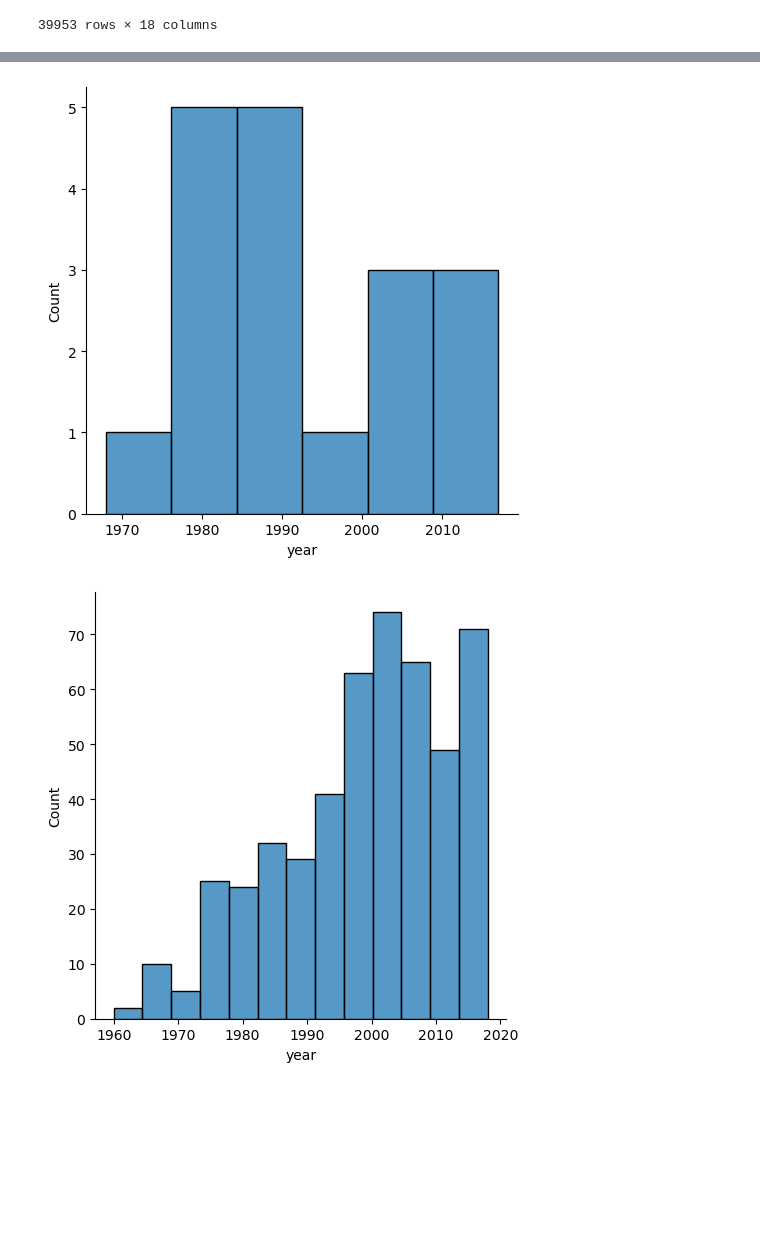
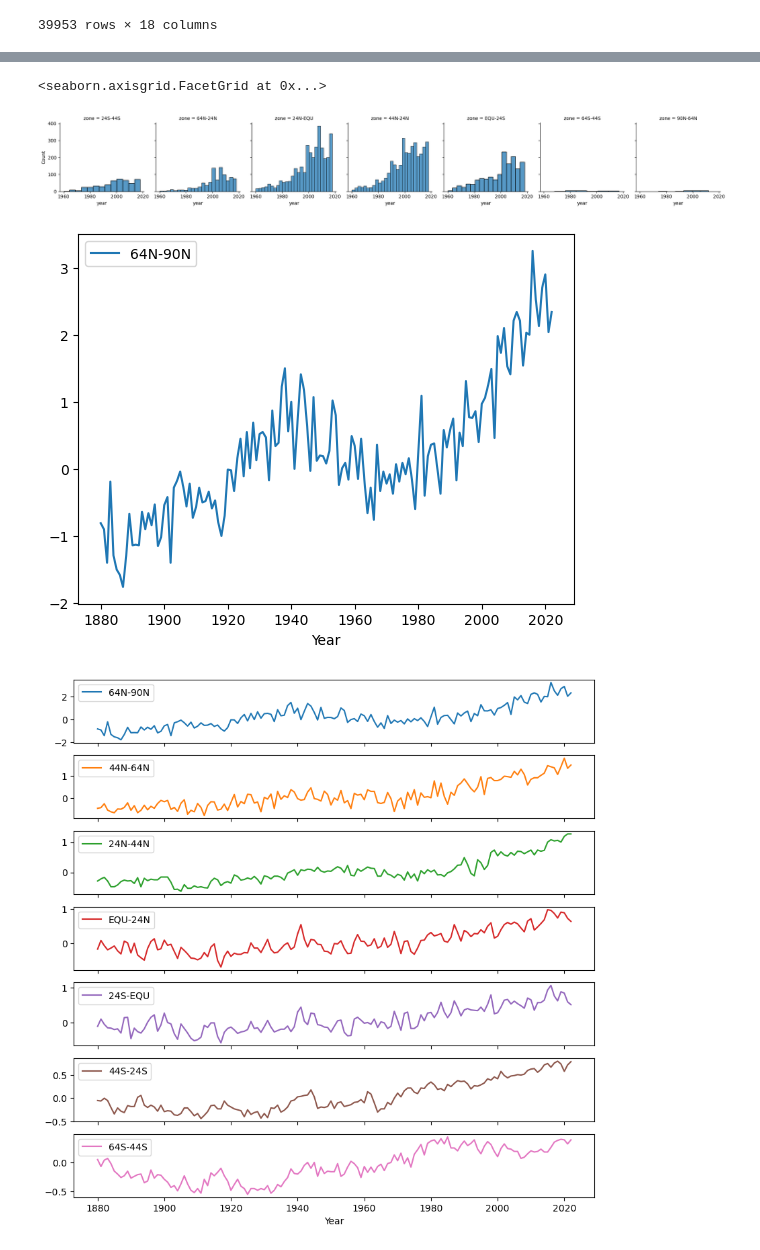
Before and after one commit to JasonFrai/projet_rechauffement_cda, a Jupyter notebook: Etude_par_pays.ipynb, the cells around one changed output, grey strips where cells are left out. Drawn from its saved outputs; the diff is of its cells as text; code cells hidden in the pictures; blank space fills up the shorter version.

```diff
--- a/Etude_par_pays.ipynb
+++ b/Etude_par_pays.ipynb
@@ -158,4 +164,24 @@ cata_nat
 cata_nat2 = cata_nat.drop_duplicates(subset = "id")
 #24N-90N	24S-24N	90S-24S	64N-90N	44N-64N	24N-44N	EQU-24N	24S-EQU	44S-24S	64S-44S	90S-64S
 cata_nat2[cata_nat2["latitude"]<-44]
+zone_geo = []
+for element in cata_nat2['latitude'] :
+    if element < -64 :
+        zone_geo.append("90S-64S")
+    elif element < -44 :
+        zone_geo.append("64S-44S")
+    elif element  < -24 :
+        zone_geo.append("24S-44S")
+    elif element < 0 :
+        zone_geo.append ("EQU-24S")
+    elif element <24 :
+        zone_geo.append ( "24N-EQU")
+    elif element < 44 :
+        zone_geo.append ( "44N-24N")
+    elif element < 64 :
+        zone_geo.append ("64N-24N")
+    elif 1==1 :
+        zone_geo.append("90N-64N" )
+cata_nat2["zone"] = zone_geo
+cata_nat2
 # %% [output]
@@ -179,10 +206,18 @@ cata_nat2[cata_nat2["latitude"]<-44]
 # %%
 import seaborn as sns
 # %%
-sns.displot(cata_nat2[cata_nat2["latitude"]<-44].year)
-sns.displot(cata_nat2[(cata_nat2["latitude"]>-44) & (cata_nat2["latitude"]<-24)].year);
+#sns.displot(cata_nat2[cata_nat2["latitude"]<-44].year)
+g = sns.FacetGrid(cata_nat2, col="zone")
+g.map(sns.histplot,"year")
+#g.add_legend()
 # %% [output]
+<seaborn.axisgrid.FacetGrid at 0x...>
-[figure, old version]
+[figure, new version]
-[figure, removed]
 # %%
-#Suite = Reste à comparer la monter des catastrophes naturelles avec la monter des température, en fonction des latitude
+df_global.plot(y='64N-90N');
+# %% [output]
+[figure, added]
+# %%
+df_global.plot(y=['64N-90N','44N-64N','24N-44N','EQU-24N','24S-EQU','44S-24S','64S-44S'],subplots = True , layout = (7,1),figsize=(10,10));
+# %% [output]
+[figure, added]
```
Also changed, not shown: parts of 11 cells of this notebook.
